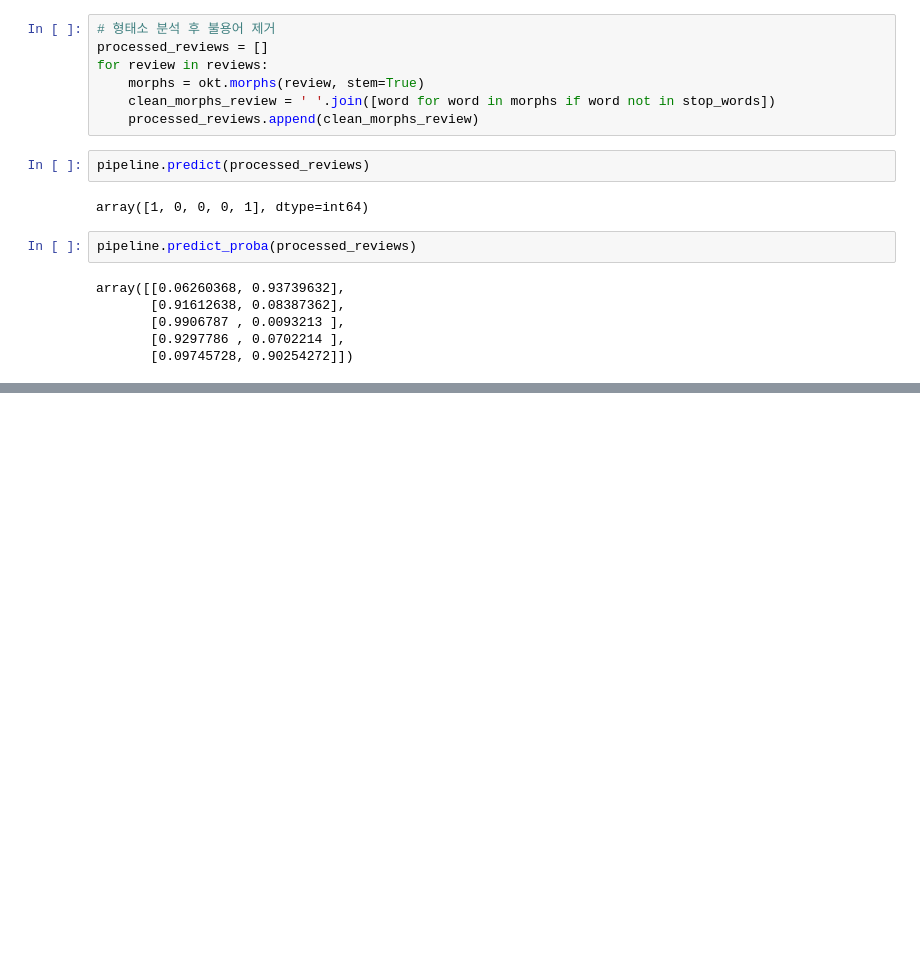
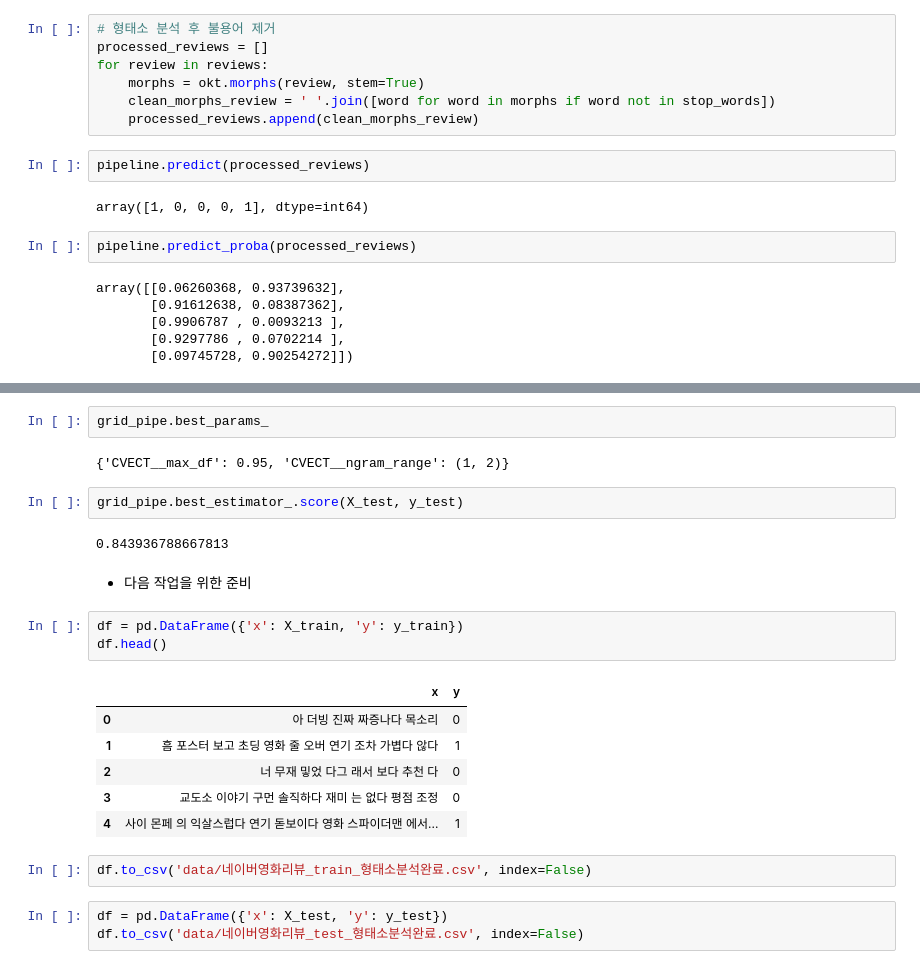
Before and after one commit to yumii2307/MachineLearning_Lecture-2023.05, a Jupyter notebook: 07.텍스트분석/06.영화평.ipynb, the cells around one changed output, grey strips where cells are left out. Saved outputs shown, nothing was run; the diff lists cells and outputs as text; blank space fills up the shorter version.

```diff
--- a/07.텍스트분석/06.영화평.ipynb
+++ b/07.텍스트분석/06.영화평.ipynb
@@ -249,0 +269,25 @@ array([[0.06260368, 0.93739632],
+# %%
+grid_pipe.best_params_
+# %% [output]
+{'CVECT__max_df': 0.95, 'CVECT__ngram_range': (1, 2)}
+# %%
+grid_pipe.best_estimator_.score(X_test, y_test)
+# %% [output]
+0.843936788667813
+# %% [markdown]
+- 다음 작업을 위한 준비
+# %%
+df = pd.DataFrame({'x': X_train, 'y': y_train})
+df.head()
+# %% [output]
+|  | x | y |
+| 0 | 아 더빙 진짜 짜증나다 목소리 | 0 |
+| 1 | 흠 포스터 보고 초딩 영화 줄 오버 연기 조차 가볍다 않다 | 1 |
+| 2 | 너 무재 밓었 다그 래서 보다 추천 다 | 0 |
+| 3 | 교도소 이야기 구먼 솔직하다 재미 는 없다 평점 조정 | 0 |
+| 4 | 사이 몬페 의 익살스럽다 연기 돋보이다 영화 스파이더맨 에서... | 1 |
+# %%
+df.to_csv('data/네이버영화리뷰_train_형태소분석완료.csv', index=False)
+# %%
+df = pd.DataFrame({'x': X_test, 'y': y_test})
+df.to_csv('data/네이버영화리뷰_test_형태소분석완료.csv', index=False)
```
Also changed, not shown: parts of 2 cells of this notebook, 3 other files.
